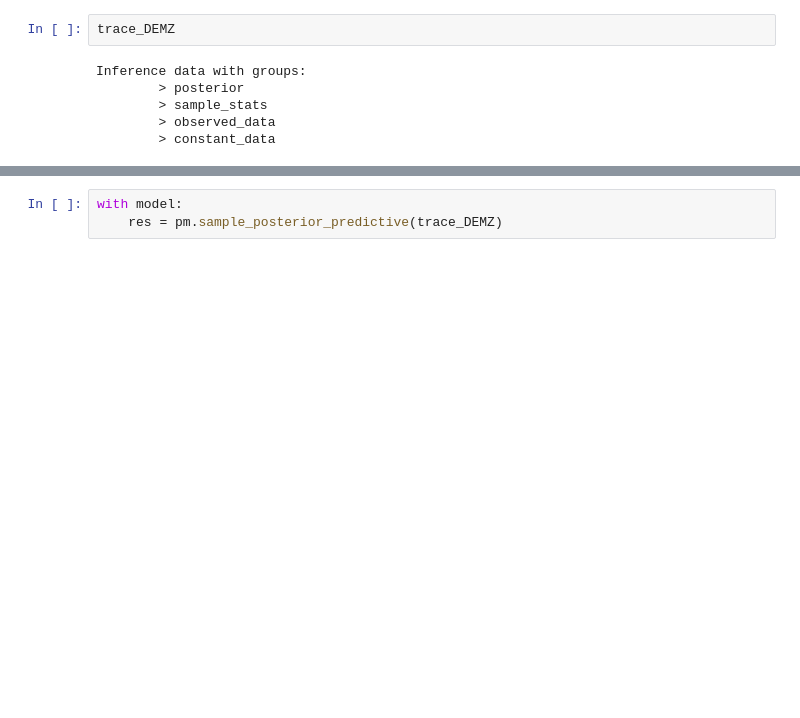
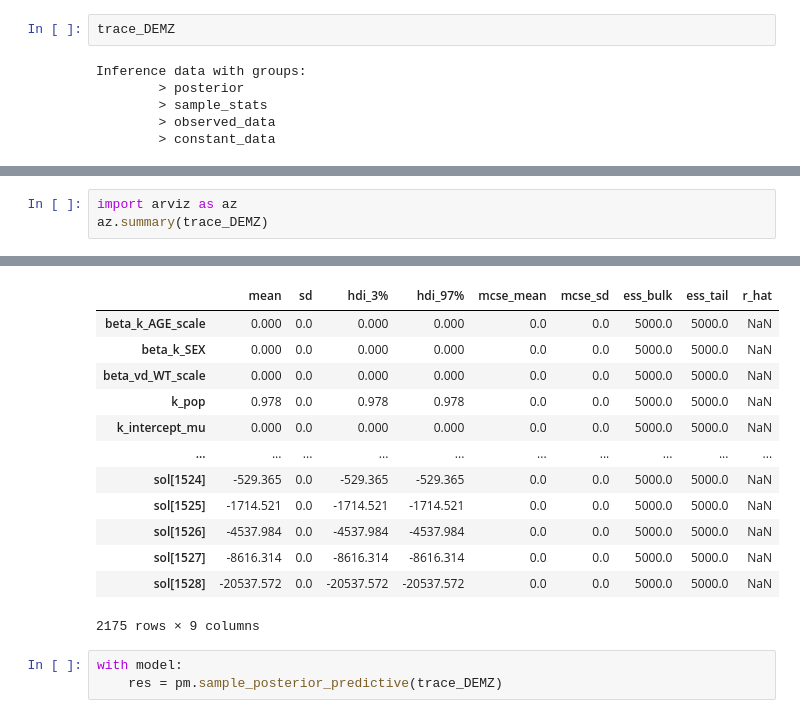
Before and after one commit to kelleyjbrady/NiceODE, a Jupyter notebook: t_0atDV_max_ode_solver_pymc.ipynb, the cells around one changed output, grey strips where cells are left out. Drawn from its saved outputs; the diff is of its cells as text; blank space fills up the shorter version.

```diff
--- a/t_0atDV_max_ode_solver_pymc.ipynb
+++ b/t_0atDV_max_ode_solver_pymc.ipynb
@@ -306,0 +345,4 @@ Inference data with groups:
+# %%
+import arviz as az
+az.summary(trace_DEMZ)
+# %% [output]
@@ -307,3 +350,16 @@ Inference data with groups:
+|  | mean | sd | hdi_3% | hdi_97% | mcse_mean | mcse_sd | ess_bulk | ess_tail | r_hat |
+| beta_k_AGE_scale | 0.000 | 0.0 | 0.000 | 0.000 | 0.0 | 0.0 | 5000.0 | 5000.0 | NaN |
+| beta_k_SEX | 0.000 | 0.0 | 0.000 | 0.000 | 0.0 | 0.0 | 5000.0 | 5000.0 | NaN |
+| beta_vd_WT_scale | 0.000 | 0.0 | 0.000 | 0.000 | 0.0 | 0.0 | 5000.0 | 5000.0 | NaN |
+| k_pop | 0.978 | 0.0 | 0.978 | 0.978 | 0.0 | 0.0 | 5000.0 | 5000.0 | NaN |
+| k_intercept_mu | 0.000 | 0.0 | 0.000 | 0.000 | 0.0 | 0.0 | 5000.0 | 5000.0 | NaN |
+| ... | ... | ... | ... | ... | ... | ... | ... | ... | ... |
+| sol[1524] | -529.365 | 0.0 | -529.365 | -529.365 | 0.0 | 0.0 | 5000.0 | 5000.0 | NaN |
+| sol[1525] | -1714.521 | 0.0 | -1714.521 | -1714.521 | 0.0 | 0.0 | 5000.0 | 5000.0 | NaN |
+| sol[1526] | -4537.984 | 0.0 | -4537.984 | -4537.984 | 0.0 | 0.0 | 5000.0 | 5000.0 | NaN |
+| sol[1527] | -8616.314 | 0.0 | -8616.314 | -8616.314 | 0.0 | 0.0 | 5000.0 | 5000.0 | NaN |
+| sol[1528] | -20537.572 | 0.0 | -20537.572 | -20537.572 | 0.0 | 0.0 | 5000.0 | 5000.0 | NaN |
+2175 rows × 9 columns
 # %%
 with model:
     res = pm.sample_posterior_predictive(trace_DEMZ)
```
Also changed, not shown: parts of 13 cells of this notebook, 1 other file.
